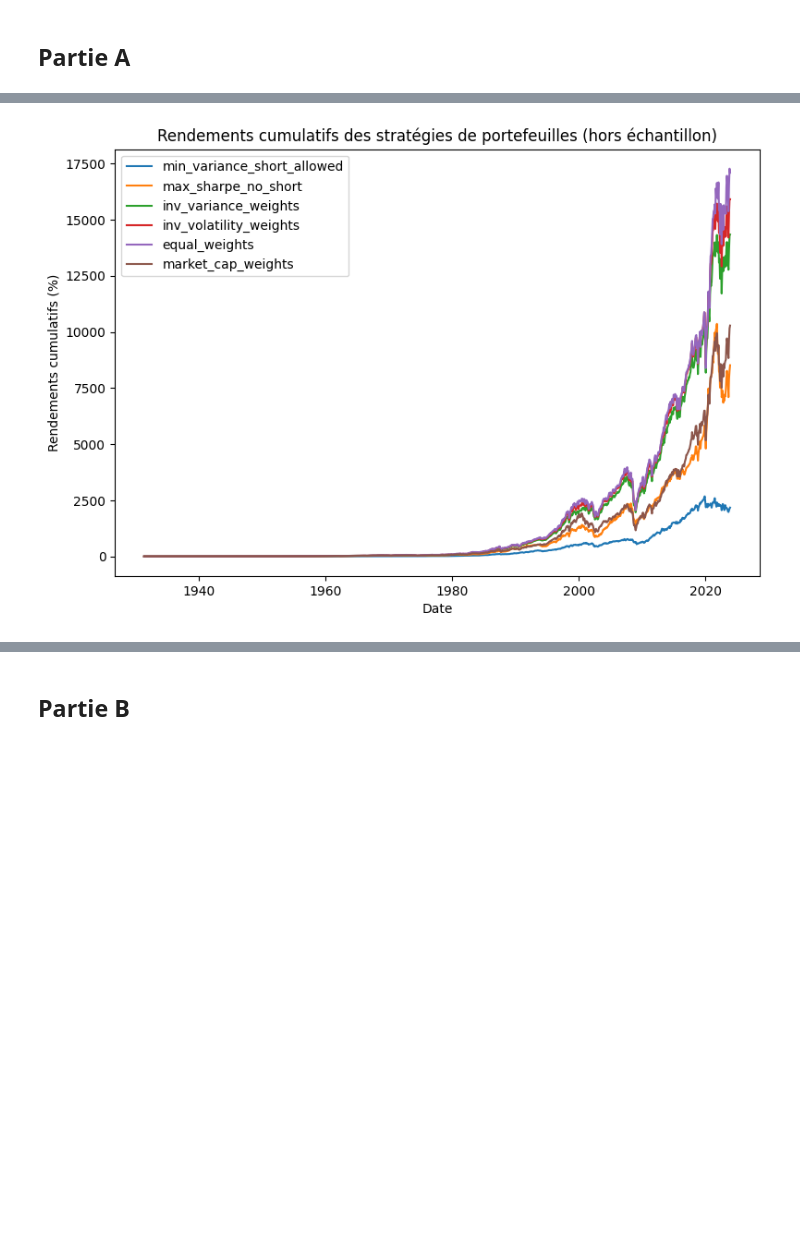
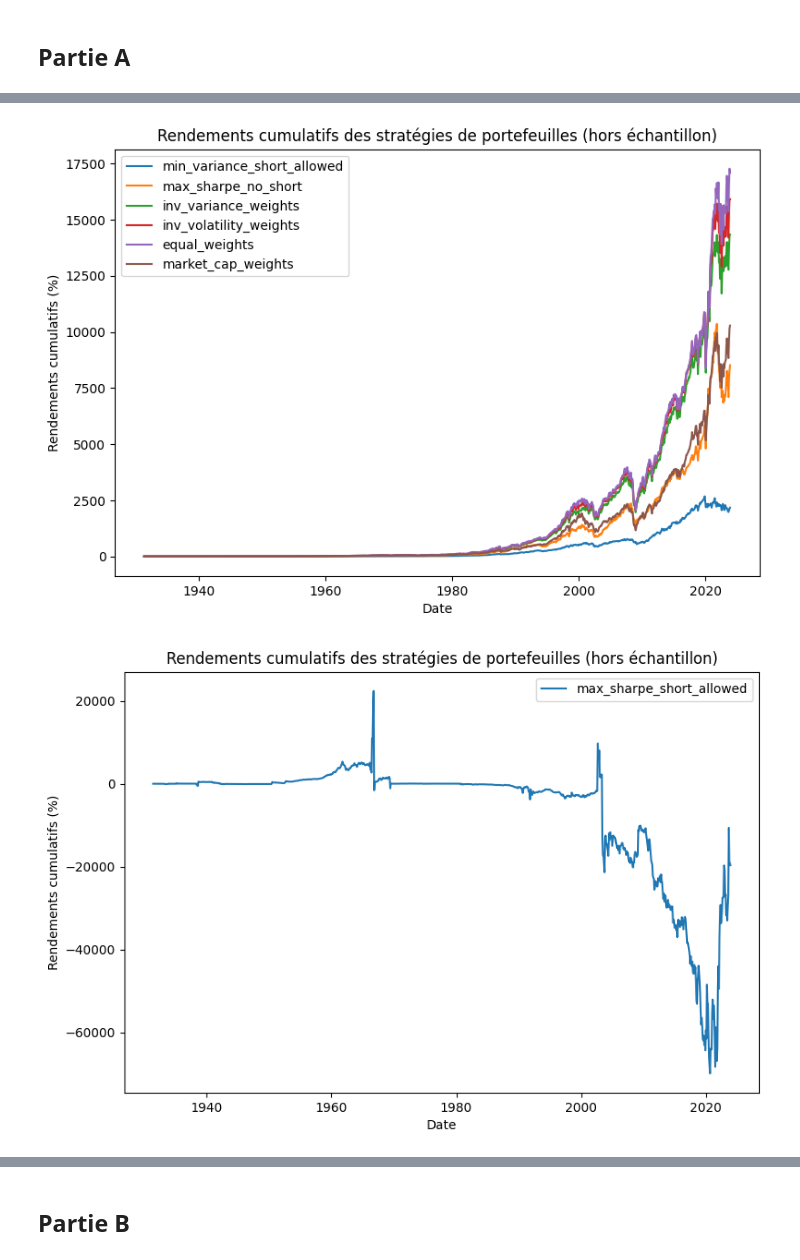
Before and after one commit to ThomasDeConinck/Gestion-de-Portefeuille-Devoir-2, a Jupyter notebook: TP2_File/TP2_notebook.ipynb, the cells around one changed output, grey strips where cells are left out. Drawn from its saved outputs; the diff is of its cells as text; code cells hidden in the pictures; blank space fills up the shorter version.

```diff
--- a/TP2_File/TP2_notebook.ipynb
+++ b/TP2_File/TP2_notebook.ipynb
@@ -36,33 +36,38 @@ min_variance_short_allowed = f.Out_of_sample_portfolio_returns(f.rolling_window_
 max_sharpe_no_short        = f.Out_of_sample_portfolio_returns(f.rolling_window_optimization(df_10Ind, df_rf, df_average_firm_size, df_number_firm, 60, optimization_type= 'max_sharpe_no_short'), df_10Ind)
 max_sharpe_short_allowed   = f.Out_of_sample_portfolio_returns(f.rolling_window_optimization(df_10Ind, df_rf, df_average_firm_size, df_number_firm, 60, optimization_type= 'max_sharpe_short_allowed'), df_10Ind)
 inv_variance_weights       = f.Out_of_sample_portfolio_returns(f.rolling_window_optimization(df_10Ind, df_rf, df_average_firm_size, df_number_firm, 60, optimization_type= 'inv_variance_weights'), df_10Ind)
 inv_volatility_weights     = f.Out_of_sample_portfolio_returns(f.rolling_window_optimization(df_10Ind, df_rf, df_average_firm_size, df_number_firm, 60, optimization_type= 'inv_volatility_weights'), df_10Ind)
 equal_weights              = f.Out_of_sample_portfolio_returns(f.rolling_window_optimization(df_10Ind, df_rf, df_average_firm_size, df_number_firm, 60, optimization_type= 'equal_weights'), df_10Ind)
 market_cap_weights         = f.Out_of_sample_portfolio_returns(f.rolling_window_optimization(df_10Ind, df_rf, df_average_firm_size, df_number_firm, 60, optimization_type= 'market_cap_weights'), df_10Ind)
 
 
 # Plot cumulative returns for out of sample portfolio returns
 strategies                 = ['min_variance_short_allowed', 'max_sharpe_no_short', 'inv_variance_weights', 'inv_volatility_weights', 'equal_weights', 'market_cap_weights']
 f.plot_cumulative_returns(df_10Ind, strategies, df_rf, df_average_firm_size, df_number_firm)
+
+# Plot cumulative returns for out of sample portfolio returns for max_sharpe_short_allowed strategy (3)
+strategies                 = ['max_sharpe_short_allowed']
+f.plot_cumulative_returns(df_10Ind, strategies, df_rf, df_average_firm_size, df_number_firm)
 # %% [output]
 Restricted license - for non-production use only - expires 2025-11-24
 Optimization non réussie. Impossible de retrouver la solution à cette date précise.
 Optimization failed for the window ending on 1932-05-01 00:00:00
 Optimization non réussie. Impossible de retrouver la solution à cette date précise.
 Optimization failed for the window ending on 1932-06-01 00:00:00
 Optimization non réussie. Impossible de retrouver la solution à cette date précise.
 Optimization failed for the window ending on 1933-02-01 00:00:00
 Optimization non réussie. Impossible de retrouver la solution à cette date précise.
 Optimization failed for the window ending on 1933-03-01 00:00:00
 Optimization non réussie. Impossible de retrouver la solution à cette date précise.
 Optimization failed for the window ending on 1933-04-01 00:00:00
 Optimization non réussie. Impossible de retrouver la solution à cette date précise.
 ... (33 lines left out)
 Optimization non réussie. Impossible de retrouver la solution à cette date précise.
 Optimization failed for the window ending on 1974-10-01 00:00:00
 Optimization non réussie. Impossible de retrouver la solution à cette date précise.
 Optimization failed for the window ending on 1974-11-01 00:00:00
 [figure]
+[figure, added]
 # %%
 # Sharpe Ratio calculation for backtested portfolio 1)2)3)4)5)6)7)
 strategies_results = {
```
Also changed, not shown: parts of 1 cell of this notebook, 5 other files.
